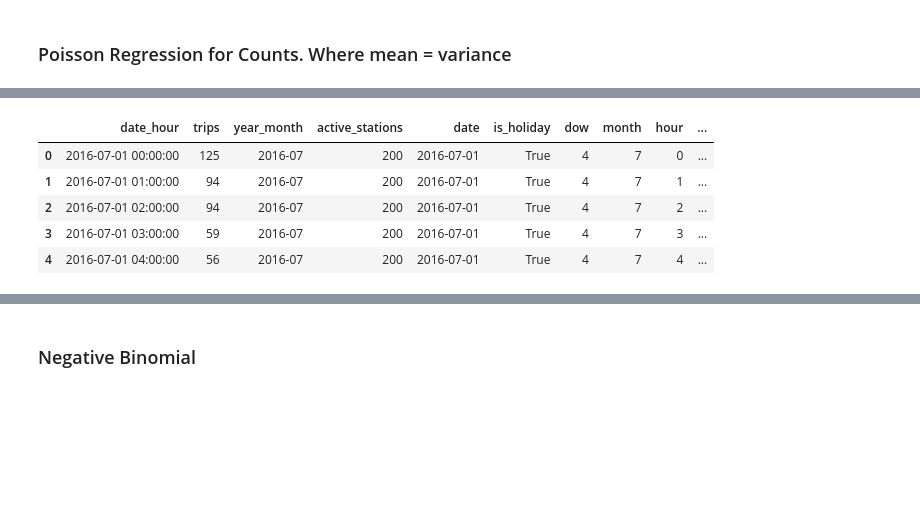
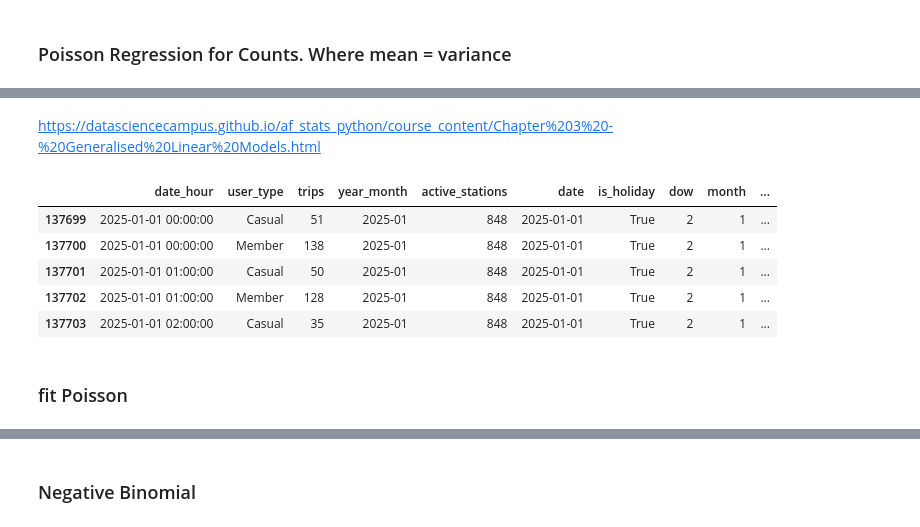
Before and after one commit to Neman-River/bikeshare_toronto, a Jupyter notebook: regression.ipynb, the cells around one changed output, grey strips where cells are left out. Saved outputs shown, nothing was run; the diff lists cells and outputs as text; code cells hidden in the pictures; blank space fills up the shorter version.

```diff
--- a/regression.ipynb
+++ b/regression.ipynb
@@ -235,6 +103,6 @@ hourly_trips.head()
 # %%
 monthly_active_stations = (trips_h
-                            .groupby(df.start_time.dt.to_period('M'))['start_station_id']
+                            .groupby('year_month')['start_station_id']
                             .nunique()
                             .reset_index(name='active_stations')
                             .rename(columns = {'start_time':'year_month'})
@@ -271,0 +113,9 @@ hourly_trips.head()
+# %%
+# aggregate by user type
+hourly_trips = (trips_h
+                   .groupby(['date_hour', 'user_type'])
+                   .size()
+                   .reset_index(name='trips')
+                   )
+hourly_trips['year_month'] = hourly_trips['date_hour'].dt.to_period('M')
+hourly_trips = hourly_trips.merge(monthly_active_stations, on='year_month', how='left')
@@ -308,4 +153,6 @@ hourly_trips['workday'] = ~hourly_trips['is_weekend'] & ~hourly_trips['is_holida
 # %%
-# merge weather
-panel = hourly_trips.merge(weather, on='date_hour', how='left').dropna(subset=['temp_c', 'active_stations'])
-panel.shape
+panel = (hourly_trips
+         .merge(weather, on='date_hour', how='left')
+         .dropna(subset=['temp_c', 'active_stations', 'user_type'])
+         )
+panel['trips_per_station'] = panel['trips'] / panel['active_stations']
@@ -322,0 +173,3 @@ panel.head()
+# %%
+panel25 = panel[panel["year_month"].dt.year==2025]
+panel25.head()
@@ -458,14 +747,18 @@ This leads to challenges in interpretation of the response.
+# %% [markdown]
+https://datasciencecampus.github.io/af_stats_python/course_content/Chapter%203%20-%20Generalised%20Linear%20Models.html
 # %%
 import statsmodels.api as sm
 import statsmodels.formula.api as smf
 # %%
-panel.head()
+panel25.head()
 # %% [output]
-|  | date_hour | trips | year_month | active_stations | date | is_holiday | dow | month | hour | ... |
-| 0 | 2016-07-01 00:00:00 | 125 | 2016-07 | 200 | 2016-07-01 | True | 4 | 7 | 0 | ... |
-| 1 | 2016-07-01 01:00:00 | 94 | 2016-07 | 200 | 2016-07-01 | True | 4 | 7 | 1 | ... |
-| 2 | 2016-07-01 02:00:00 | 94 | 2016-07 | 200 | 2016-07-01 | True | 4 | 7 | 2 | ... |
-| 3 | 2016-07-01 03:00:00 | 59 | 2016-07 | 200 | 2016-07-01 | True | 4 | 7 | 3 | ... |
-| 4 | 2016-07-01 04:00:00 | 56 | 2016-07 | 200 | 2016-07-01 | True | 4 | 7 | 4 | ... |
+|  | date_hour | user_type | trips | year_month | active_stations | date | is_holiday | dow | month | ... |
+| 137699 | 2025-01-01 00:00:00 | Casual | 51 | 2025-01 | 848 | 2025-01-01 | True | 2 | 1 | ... |
+| 137700 | 2025-01-01 00:00:00 | Member | 138 | 2025-01 | 848 | 2025-01-01 | True | 2 | 1 | ... |
+| 137701 | 2025-01-01 01:00:00 | Casual | 50 | 2025-01 | 848 | 2025-01-01 | True | 2 | 1 | ... |
+| 137702 | 2025-01-01 01:00:00 | Member | 128 | 2025-01 | 848 | 2025-01-01 | True | 2 | 1 | ... |
+| 137703 | 2025-01-01 02:00:00 | Casual | 35 | 2025-01 | 848 | 2025-01-01 | True | 2 | 1 | ... |
+# %% [markdown]
+### fit Poisson
 # %%
 poisson_model = smf.glm(
```
Also changed, not shown: parts of 134 cells of this notebook.
